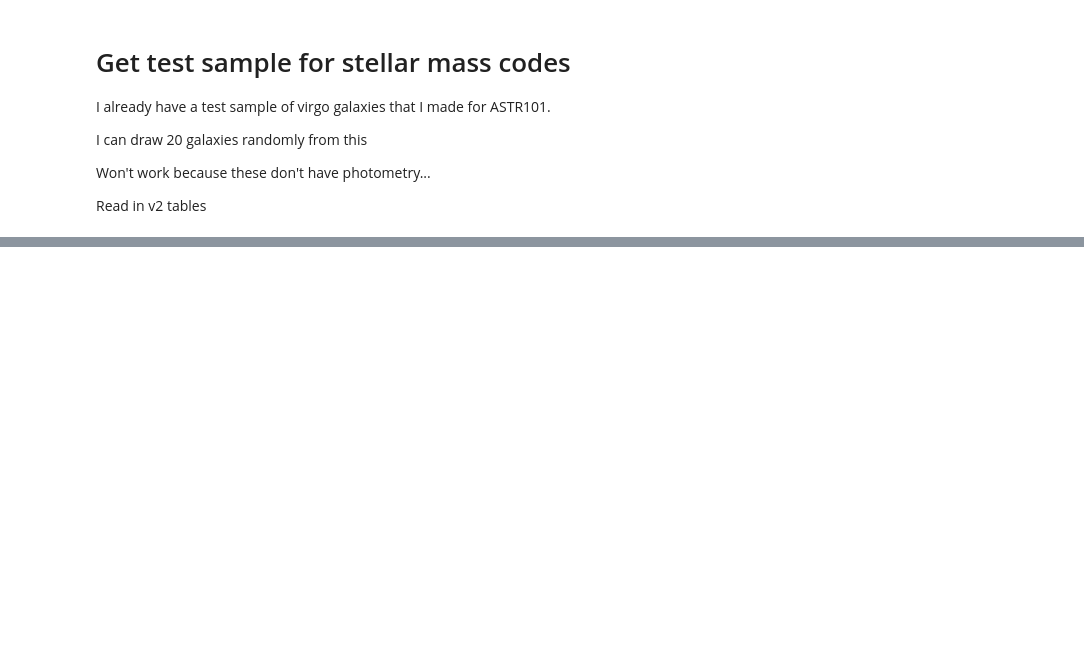
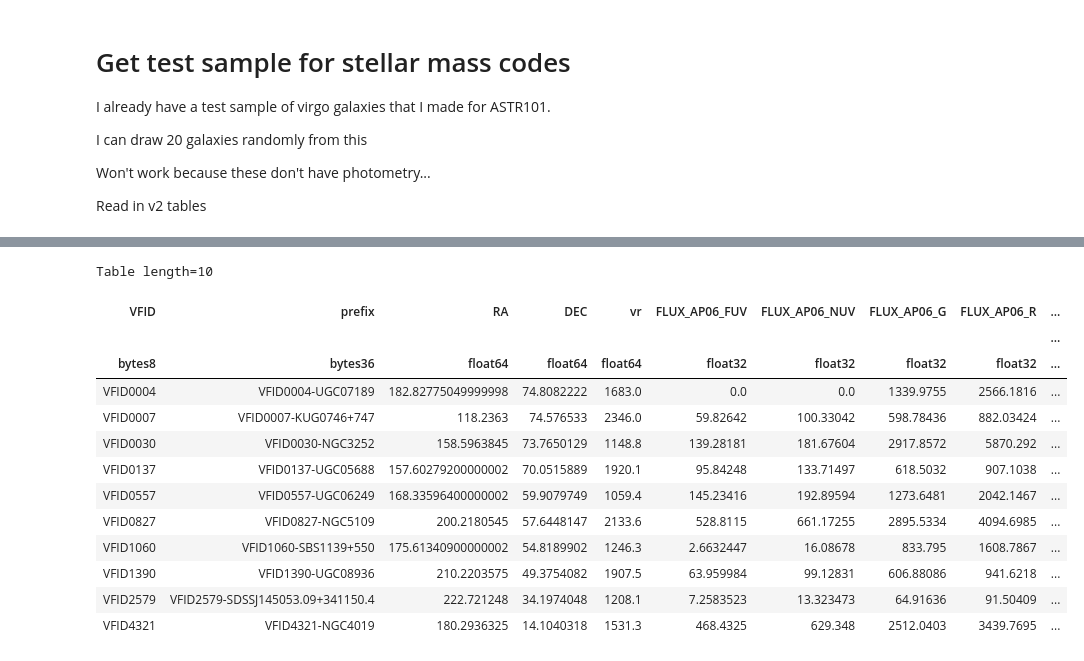
Before and after one commit to rfinn/Virgo, a Jupyter notebook: notebooks/Summer2023-n1.ipynb, the cells around one changed output, grey strips where cells are left out. Saved outputs shown, nothing was run; the diff lists cells and outputs as text; code cells hidden in the pictures; blank space fills up the shorter version.

```diff
--- a/notebooks/Summer2023-n1.ipynb
+++ b/notebooks/Summer2023-n1.ipynb
@@ -172,0 +317,25 @@ FileNotFoundError: [Errno 2] No such file or directory: '/Users/rfinn/research/V
+# %%
+mag_tab = v.magphys['logMstar','logSFR'][galindices]
+# %%
+z0_tab = v.z0mgs['logmass','logsfr'][galindices]
+# %%
+phot_tab = v.ephot[phot_colnames][galindices]
+# %%
+final_tab = hstack([output_table,phot_tab,mag_tab,z0_tab])
+# %%
+final_tab
+# %% [output]
+Table length=10
+| VFID | prefix | RA | DEC | vr | FLUX_AP06_FUV | FLUX_AP06_NUV | FLUX_AP06_G | FLUX_AP06_R | ... |
+|  |  |  |  |  |  |  |  |  | ... |
+| bytes8 | bytes36 | float64 | float64 | float64 | float32 | float32 | float32 | float32 | ... |
+| VFID0004 | VFID0004-UGC07189 | 182.82775049999998 | 74.8082222 | 1683.0 | 0.0 | 0.0 | 1339.9755 | 2566.1816 | ... |
+| VFID0007 | VFID0007-KUG0746+747 | 118.2363 | 74.576533 | 2346.0 | 59.82642 | 100.33042 | 598.78436 | 882.03424 | ... |
+| VFID0030 | VFID0030-NGC3252 | 158.5963845 | 73.7650129 | 1148.8 | 139.28181 | 181.67604 | 2917.8572 | 5870.292 | ... |
+| VFID0137 | VFID0137-UGC05688 | 157.60279200000002 | 70.0515889 | 1920.1 | 95.84248 | 133.71497 | 618.5032 | 907.1038 | ... |
+| VFID0557 | VFID0557-UGC06249 | 168.33596400000002 | 59.9079749 | 1059.4 | 145.23416 | 192.89594 | 1273.6481 | 2042.1467 | ... |
+| VFID0827 | VFID0827-NGC5109 | 200.2180545 | 57.6448147 | 2133.6 | 528.8115 | 661.17255 | 2895.5334 | 4094.6985 | ... |
+| VFID1060 | VFID1060-SBS1139+550 | 175.61340900000002 | 54.8189902 | 1246.3 | 2.6632447 | 16.08678 | 833.795 | 1608.7867 | ... |
+| VFID1390 | VFID1390-UGC08936 | 210.2203575 | 49.3754082 | 1907.5 | 63.959984 | 99.12831 | 606.88086 | 941.6218 | ... |
+| VFID2579 | VFID2579-SDSSJ145053.09+341150.4 | 222.721248 | 34.1974048 | 1208.1 | 7.2583523 | 13.323473 | 64.91636 | 91.50409 | ... |
+| VFID4321 | VFID4321-NGC4019 | 180.2936325 | 14.1040318 | 1531.3 | 468.4325 | 629.348 | 2512.0403 | 3439.7695 | ... |
```
Also changed, not shown: parts of 22 cells of this notebook, 1 other file.
